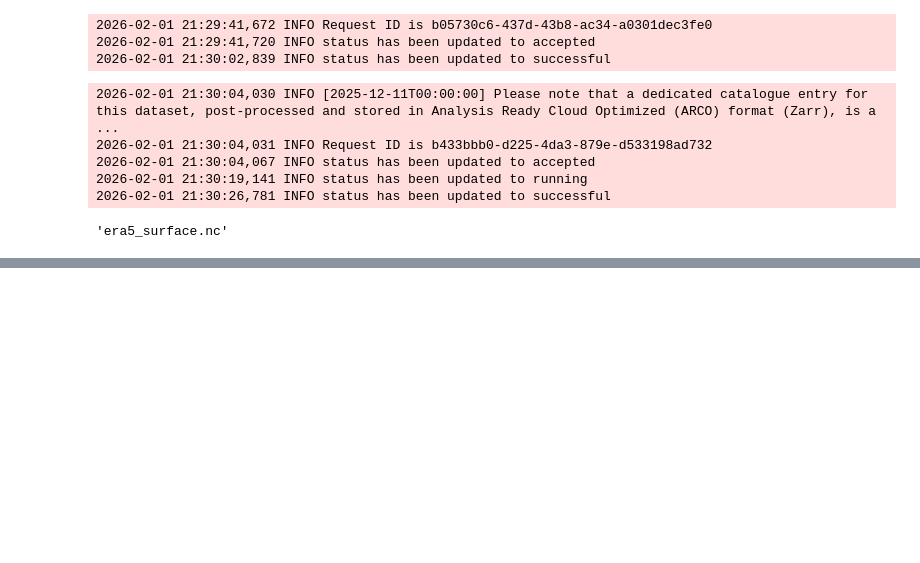
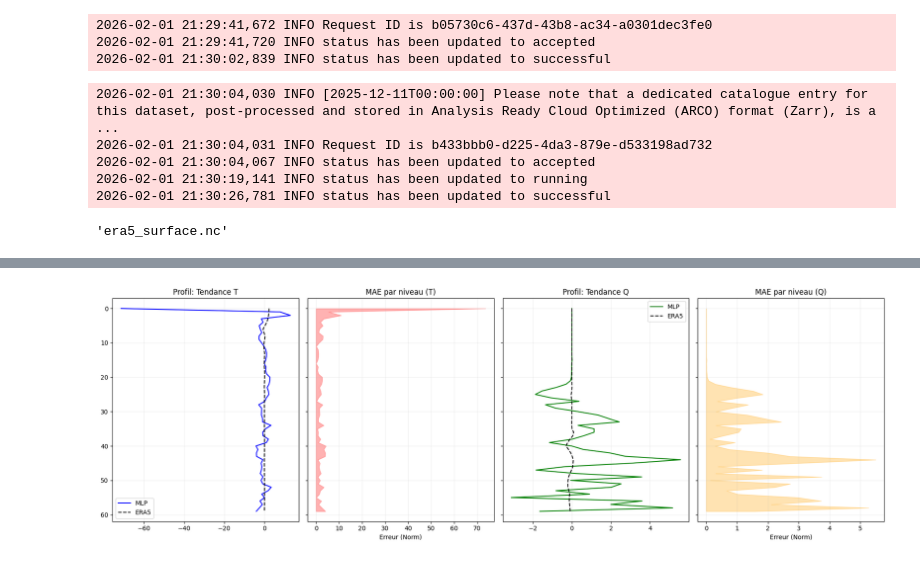
Before and after one commit to alextonon/ClimSim_dataset, a Jupyter notebook: final_notebook.ipynb, the cells around one changed output, grey strips where cells are left out. Saved outputs shown, nothing was run; the diff lists cells and outputs as text; code cells hidden in the pictures; blank space fills up the shorter version.

```diff
--- a/final_notebook.ipynb
+++ b/final_notebook.ipynb
@@ -945,7 +957,7 @@ target_dict = {
 
     # Flux de surface (Scalaires)
     'cam_out_NETSW': era5_surface_accum.ssr.values.flatten()[1] * J_to_W,
-    'cam_out_FLWDS': era5_surface_accum.strd.values.flatten()[1], # Déjà en W/m2
+    'cam_out_FLWDS': era5_surface_accum.strd.values.flatten()[1] * J_to_W,
     'cam_out_PRECC': era5_surface_accum.cp.values.flatten()[1] / dt, # m -> m/s
 }
 
@@ -1027,3 +1039,5 @@ X_input = X_input[np.newaxis, :] # Ajout de la dimension Batch -> (1, 124)
 y_vars = ["ptend_t", "ptend_q0001", "cam_out_NETSW", "cam_out_FLWDS", "cam_out_PRECC",
           "cam_out_SOLS", "cam_out_SOLL", "cam_out_SOLSD", "cam_out_SOLLD", "cam_out_PRECSC"]
 Y_true = build_ml_vector(norm_target, y_vars)
+
+pred_norm = mlp_model.predict(X_input, verbose=0)
@@ -1030,55 +1046,53 @@ Y_true = build_ml_vector(norm_target, y_vars)
 # %%
-import pandas as pd
-import numpy as np
-import matplotlib.pyplot as plt
+var_indices = {
+    "ptend_t": slice(0, 60),
+    "ptend_q0001": slice(60, 120),
+    "cam_out_NETSW": 120,
+    "cam_out_FLWDS": 121,
+    "cam_out_PRECC": 122,
+    "cam_out_SOLS": 123,
+    "cam_out_SOLL": 124,
+    "cam_out_SOLSD": 125,
+    "cam_out_SOLLD": 126,
+    "cam_out_PRECSC": 127
+}
 
-# --- 1. Extraction des données pour le tableau ---
-surface_results = []
-for var_name, idx in var_indices.items():
-    if not isinstance(idx, slice):
-        p = float(pred_norm[0, idx])
-        t = float(Y_true[idx])
-        mae = np.abs(p - t)
-        surface_results.append({
-            "Variable": var_name,
-            "Pred (Norm)": p,
-            "True (Norm)": t,
-            "MAE": mae,
-            "Status": "✅" if mae < 1.0 else "❌ Check Units"
-        })
+# 1. Calcul des MAE par niveau (60, )
+mae_t = np.abs(pred_norm[0, var_indices["ptend_t"]] - Y_true[var_indices["ptend_t"]])
+mae_q = np.abs(pred_norm[0, var_indices["ptend_q0001"]] - Y_true[var_indices["ptend_q0001"]])
 
-# Affichage du tableau
-df_surface = pd.DataFrame(surface_results)
-print("\n=== SYNTHÈSE DES VARIABLES DE SURFACE (NORMALISÉES) ===")
-print(df_surface.to_string(index=False, formatters={
-    "Pred (Norm)": "{:+.4e}".format,
-    "True (Norm)": "{:+.4e}".format,
-    "MAE": "{:.4e}".format
-}))
-print("=" * 60)
+# 2. Plot des profils + MAE
+fig, axes = plt.subplots(1, 4, figsize=(18, 6), sharey=True)
 
-# --- 2. Plots des profils verticaux ---
-fig, (ax1, ax2) = plt.subplots(1, 2, figsize=(14, 6))
+# --- Température ---
+axes[0].plot(pred_norm[0, var_indices["ptend_t"]], range(60), 'b', label='MLP')
+axes[0].plot(Y_true[var_indices["ptend_t"]], range(60), 'k--', label='ERA5')
+axes[0].set_title("Profil: Tendance T")
+axes[0].legend()
 
-# Profil Température (ptend_t)
-ax1.plot(pred_norm[0, var_indices["ptend_t"]], range(60), 'b-', label='MLP Prediction', linewidth=2)
-ax1.plot(Y_true[var_indices["ptend_t"]], range(60), 'r--', label='ERA5 True', alpha=0.8)
-ax1.set_title("Profil Vertical: Tendance Température (Normalisé)")
-ax1.invert_yaxis()
-ax1.set_ylabel("Niveau (Haut -> Bas)")
-ax1.legend()
-ax1.grid(True, alpha=0.3)
+axes[1].fill_betweenx(range(60), 0, mae_t, color='red', alpha=0.3)
+axes[1].set_title("MAE par niveau (T)")
+axes[1].set_xlabel("Erreur (Norm)")
 
-# Profil Humidité (ptend_q0001)
-ax2.plot(pred_norm[0, var_indices["ptend_q0001"]], range(60), 'g-', label='MLP Prediction', linewidth=2)
-ax2.plot(Y_true[var_indices["ptend_q0001"]], range(60), 'orange', linestyle='--', label='ERA5 True', alpha=0.8)
-ax2.set_title("Profil Vertical: Tendance Humidité (Normalisé)")
-ax2.invert_yaxis()
-ax2.legend()
-ax2.grid(True, alpha=0.3)
+# --- Humidité ---
+axes[2].plot(pred_norm[0, var_indices["ptend_q0001"]], range(60), 'g', label='MLP')
+axes[2].plot(Y_true[var_indices["ptend_q0001"]], range(60), 'k--', label='ERA5')
+axes[2].set_title("Profil: Tendance Q")
+axes[2].legend()
+
+axes[3].fill_betweenx(range(60), 0, mae_q, color='orange', alpha=0.3)
+axes[3].set_title("MAE par niveau (Q)")
+axes[3].set_xlabel("Erreur (Norm)")
 
 
 
+plt.gca().invert_yaxis()
+for ax in axes: ax.grid(True, alpha=0.2)
 plt.tight_layout()
 plt.show()
+
+# 3. Score global
+print(f"MAE Moyenne T: {mae_t.mean():.4f}")
+print(f"MAE Moyenne Q: {mae_q.mean():.4f}")
 # %% [output]
+[figure, new version]
```
Also changed, not shown: parts of 18 cells of this notebook, 8 other files.
